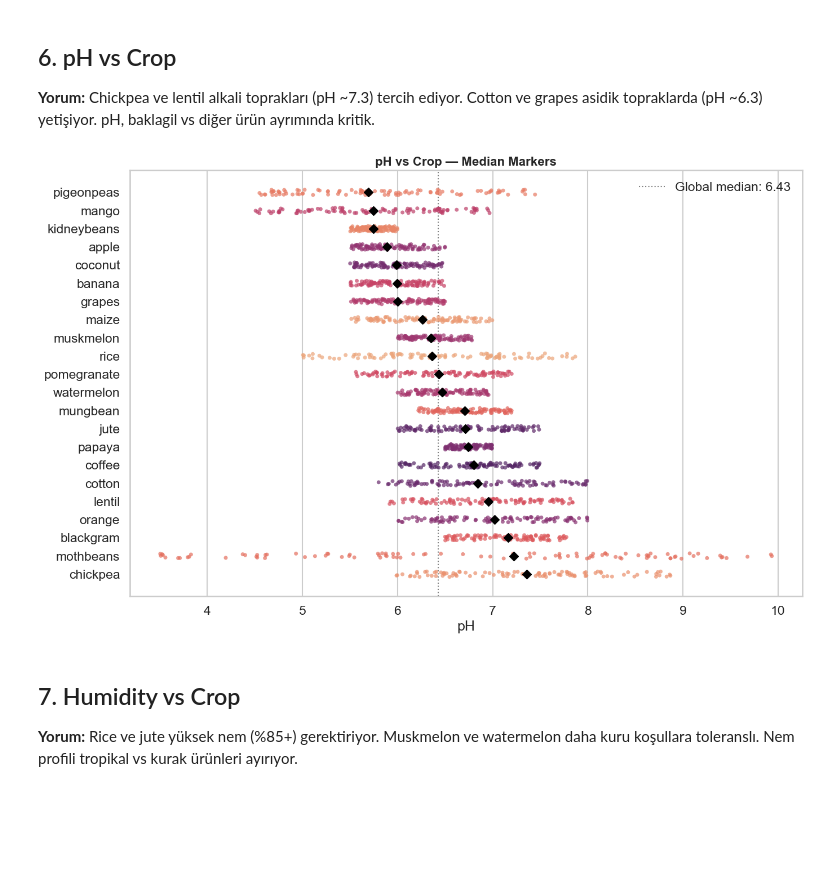
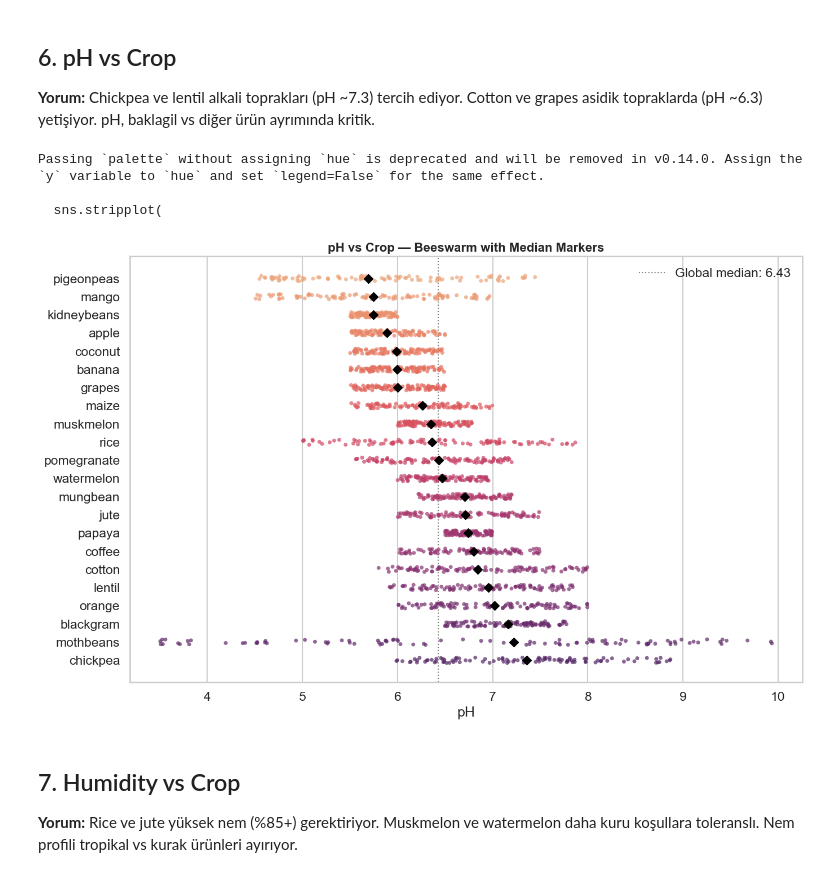
Before and after one commit to zynepsnksz/ml_proje, a Jupyter notebook: notebooks/01_eda.ipynb, the cells around one changed output. Cells and saved outputs as stored; diff of their text form; code cells hidden in the pictures; blank space fills up the shorter version.

```diff
--- a/notebooks/01_eda.ipynb
+++ b/notebooks/01_eda.ipynb
@@ -179,22 +105,21 @@ distribution_summary
 # %%
+# IQR tabanlı aykırı değer tespiti (EDA — Tukey 1.5×IQR)
+IQR_MULTIPLIER = 1.5
 outlier_summary = []
 
 for col in FEATURE_COLUMNS:
     Q1 = df[col].quantile(0.25)
     Q3 = df[col].quantile(0.75)
     IQR = Q3 - Q1
-
-    lower_bound = Q1 - 1.5 * IQR
-    upper_bound = Q3 + 1.5 * IQR
-
+    lower_bound = Q1 - IQR_MULTIPLIER * IQR
+    upper_bound = Q3 + IQR_MULTIPLIER * IQR
     outlier_count = ((df[col] < lower_bound) | (df[col] > upper_bound)).sum()
-
     outlier_summary.append({
         "feature": col,
         "lower_bound": round(lower_bound, 2),
         "upper_bound": round(upper_bound, 2),
-        "outlier_count": outlier_count
+        "outlier_count": int(outlier_count),
     })
 
-outlier_summary = pd.DataFrame(outlier_summary)
+outlier_summary = pd.DataFrame(outlier_summary).sort_values("outlier_count", ascending=False)
 outlier_summary
@@ -607,68 +289,34 @@ plt.show()
 # %%
 order_ph = df.groupby(TARGET_COLUMN)["ph"].median().sort_values().index
 
 fig, ax = plt.subplots(figsize=(14, 9))
-
 sns.stripplot(
     data=df,
     y=TARGET_COLUMN,
     x="ph",
     order=order_ph,
-    hue=TARGET_COLUMN,
     palette="flare",
     size=5,
     alpha=0.7,
     jitter=0.15,
-    legend=False,
     ax=ax,
 )
-
-medians = (
-    df.groupby(TARGET_COLUMN)["ph"]
-    .median()
-    .reindex(order_ph)
-)
-
+medians = df.groupby(TARGET_COLUMN)["ph"].median().reindex(order_ph)
 for i, (crop, med) in enumerate(medians.items()):
-    ax.plot(
-        med,
-        i,
-        "D",
-        color="black",
-        markersize=8,
-        zorder=5
-    )
-
-ax.axvline(
-    df["ph"].median(),
-    color="gray",
-    linestyle=":",
-    linewidth=1.5,
-    label=f"Global median: {df['ph'].median():.2f}"
-)
-
-ax.set_title(
-    "pH vs Crop — Median Markers",
-    fontsize=16,
-    fontweight="bold"
-)
-
+    ax.plot(med, i, "D", color="black", markersize=8, zorder=5)
+ax.axvline(df["ph"].median(), color="gray", ls=":", lw=1.5, label=f"Global median: {df['ph'].median():.2f}")
+ax.set_title("pH vs Crop — Beeswarm with Median Markers", fontsize=16, fontweight="bold")
 ax.set_xlabel("pH")
 ax.set_ylabel("")
 ax.legend()
-
 plt.tight_layout()
-
-plt.savefig(
-    ASSETS_DIR / "06_ph_vs_crop.png",
-    dpi=200,
-    bbox_inches="tight",
-    facecolor="white"
-)
-
+plt.savefig(ASSETS_DIR / "06_ph_vs_crop.png", dpi=200, bbox_inches="tight", facecolor="white")
 plt.show()
 # %% [output]
+Passing `palette` without assigning `hue` is deprecated and will be removed in v0.14.0. Assign the `y` variable to `hue` and set `legend=False` for the same effect.
+
+  sns.stripplot(
-[figure, old version]
+[figure, new version]
 # %% [markdown]
 ## 7. Humidity vs Crop
 
```
Also changed, not shown: parts of 32 cells of this notebook, 44 other files.
